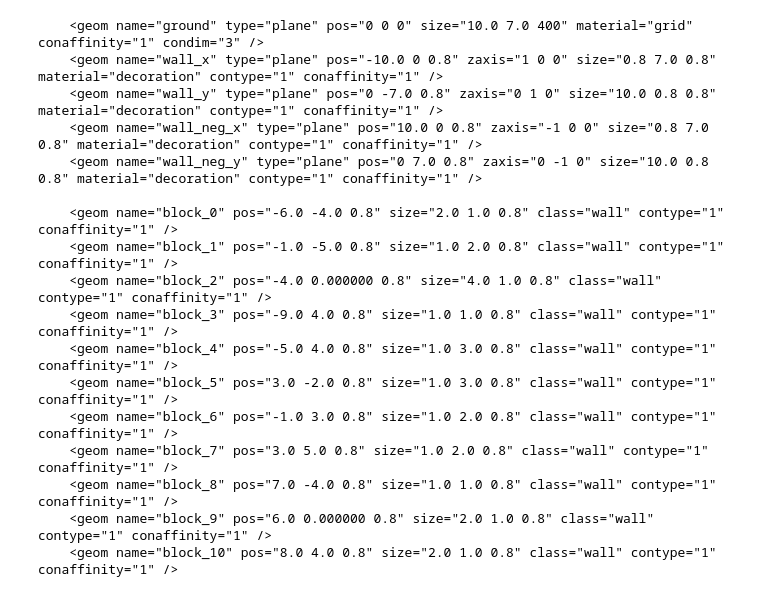
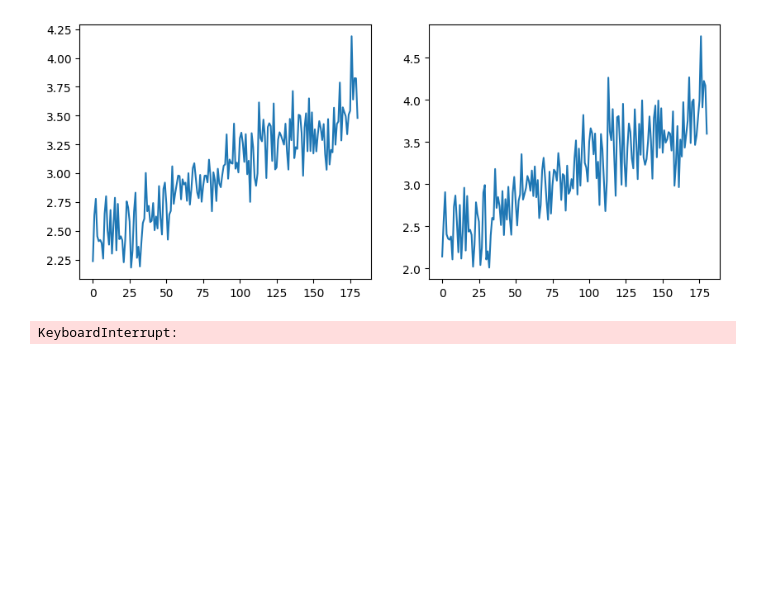
Before and after one commit to TheSun00000/fre_experiments, a Jupyter notebook: tmp.ipynb, the cells around one changed output. Cells and saved outputs as stored; diff of their text form; code cells hidden in the pictures; blank space fills up the shorter version.

Commit message:
antmaze exp

```diff
--- a/tmp.ipynb
+++ b/tmp.ipynb
@@ -81,44 +0,0 @@ print(s)
-# %%
-k = 40
-
-s = f"""
-
-    <geom name="ground" type="plane" pos="0 0 0" size="{0.25*k} {0.175*k} {10*k}" material="grid" conaffinity="1" condim="3" />
-    <geom name="wall_x" type="plane" pos="-{0.25*k} 0 {.02*k}" zaxis="1 0 0" size="{.02*k} {0.175*k} {.02*k}" material="decoration" contype="1" conaffinity="1" />
-    <geom name="wall_y" type="plane" pos="0 -{0.175*k} {.02*k}" zaxis="0 1 0" size="{0.25*k} {.02*k} {.02*k}" material="decoration" contype="1" conaffinity="1" />
-    <geom name="wall_neg_x" type="plane" pos="{0.25*k} 0 {.02*k}" zaxis="-1 0 0" size="{.02*k} {0.175*k} {.02*k}" material="decoration" contype="1" conaffinity="1" />
-    <geom name="wall_neg_y" type="plane" pos="0 {0.175*k} {.02*k}" zaxis="0 -1 0" size="{0.25*k} {.02*k} {.02*k}" material="decoration" contype="1" conaffinity="1" />
-
-    <geom name="block_0" pos="-{0.150*k} -{0.100*k} {0.020*k}" size="{0.050*k} {0.025*k} {0.020*k}" class="wall" contype="1" conaffinity="1" />
-    <geom name="block_1" pos="-{0.025*k} -{0.125*k} {0.020*k}" size="{0.025*k} {0.050*k} {0.020*k}" class="wall" contype="1" conaffinity="1" />
-    <geom name="block_2" pos="-{0.100*k} 0.000000 {0.020*k}" size="{0.100*k} {0.025*k} {0.020*k}" class="wall" contype="1" conaffinity="1" />
-    <geom name="block_3" pos="-{0.225*k} {0.100*k} {0.020*k}" size="{0.025*k} {0.025*k} {0.020*k}" class="wall" contype="1" conaffinity="1" />
-    <geom name="block_4" pos="-{0.125*k} {0.100*k} {0.020*k}" size="{0.025*k} {0.075*k} {0.020*k}" class="wall" contype="1" conaffinity="1" />
-    <geom name="block_5" pos="{0.075*k} -{0.050*k} {0.020*k}" size="{0.025*k} {0.075*k} {0.020*k}" class="wall" contype="1" conaffinity="1" />
-    <geom name="block_6" pos="-{0.025*k} {0.075*k} {0.020*k}" size="{0.025*k} {0.050*k} {0.020*k}" class="wall" contype="1" conaffinity="1" />
-    <geom name="block_7" pos="{0.075*k} {0.125*k} {0.020*k}" size="{0.025*k} {0.050*k} {0.020*k}" class="wall" contype="1" conaffinity="1" />
-    <geom name="block_8" pos="{0.175*k} -{0.100*k} {0.020*k}" size="{0.025*k} {0.025*k} {0.020*k}" class="wall" contype="1" conaffinity="1" />
-    <geom name="block_9" pos="{0.150*k} 0.000000 {0.020*k}" size="{0.050*k} {0.025*k} {0.020*k}" class="wall" contype="1" conaffinity="1" />
-    <geom name="block_10" pos="{0.200*k} {0.100*k} {0.020*k}" size="{0.050*k} {0.025*k} {0.020*k}" class="wall" contype="1" conaffinity="1" />
-
-"""
-
-print(s)
-# %% [output]
-    <geom name="ground" type="plane" pos="0 0 0" size="10.0 7.0 400" material="grid" conaffinity="1" condim="3" />
-    <geom name="wall_x" type="plane" pos="-10.0 0 0.8" zaxis="1 0 0" size="0.8 7.0 0.8" material="decoration" contype="1" conaffinity="1" />
-    <geom name="wall_y" type="plane" pos="0 -7.0 0.8" zaxis="0 1 0" size="10.0 0.8 0.8" material="decoration" contype="1" conaffinity="1" />
-    <geom name="wall_neg_x" type="plane" pos="10.0 0 0.8" zaxis="-1 0 0" size="0.8 7.0 0.8" material="decoration" contype="1" conaffinity="1" />
-    <geom name="wall_neg_y" type="plane" pos="0 7.0 0.8" zaxis="0 -1 0" size="10.0 0.8 0.8" material="decoration" contype="1" conaffinity="1" />
-
-    <geom name="block_0" pos="-6.0 -4.0 0.8" size="2.0 1.0 0.8" class="wall" contype="1" conaffinity="1" />
-    <geom name="block_1" pos="-1.0 -5.0 0.8" size="1.0 2.0 0.8" class="wall" contype="1" conaffinity="1" />
-    <geom name="block_2" pos="-4.0 0.000000 0.8" size="4.0 1.0 0.8" class="wall" contype="1" conaffinity="1" />
-    <geom name="block_3" pos="-9.0 4.0 0.8" size="1.0 1.0 0.8" class="wall" contype="1" conaffinity="1" />
-    <geom name="block_4" pos="-5.0 4.0 0.8" size="1.0 3.0 0.8" class="wall" contype="1" conaffinity="1" />
-    <geom name="block_5" pos="3.0 -2.0 0.8" size="1.0 3.0 0.8" class="wall" contype="1" conaffinity="1" />
-    <geom name="block_6" pos="-1.0 3.0 0.8" size="1.0 2.0 0.8" class="wall" contype="1" conaffinity="1" />
-    <geom name="block_7" pos="3.0 5.0 0.8" size="1.0 2.0 0.8" class="wall" contype="1" conaffinity="1" />
-    <geom name="block_8" pos="7.0 -4.0 0.8" size="1.0 1.0 0.8" class="wall" contype="1" conaffinity="1" />
-    <geom name="block_9" pos="6.0 0.000000 0.8" size="2.0 1.0 0.8" class="wall" contype="1" conaffinity="1" />
-    <geom name="block_10" pos="8.0 4.0 0.8" size="2.0 1.0 0.8" class="wall" contype="1" conaffinity="1" />
@@ -124,0 +518,25 @@ print(s)
+# %%
+EPISODE_LENGTH = 200
+
+for i in tqdm(range(10000)):
+    trajectory, info = collect_trajectories(env, model, n_steps=EPISODE_LENGTH)
+    shuffled_trajectory = shufffle_trajectory(trajectory)
+
+    ppo_optimization(shuffled_trajectory, model, optimizer, epochs=4, batch_size=1024)
+
+    avg_reward = trajectory['rewards'].mean().item()
+
+    reward_list.append(avg_reward)
+    final_coords_list.append(trajectory['states'].reshape(num_envs, EPISODE_LENGTH, 29)[:, -1, 0].mean().item())
+
+
+    if i % 10 == 0:
+        clear_output(True)
+        fig, axs = plt.subplots(1, 2, figsize=(10, 4))
+        axs[0].plot(reward_list)
+        axs[1].plot(final_coords_list)
+        # plt.savefig(f"tmp/antmaze_simple_test_with_z.png")
+        plt.show()
+# %% [output]
+[figure, added]
+KeyboardInterrupt:
```
Also changed, not shown: parts of 2 cells of this notebook, 8 other files.
